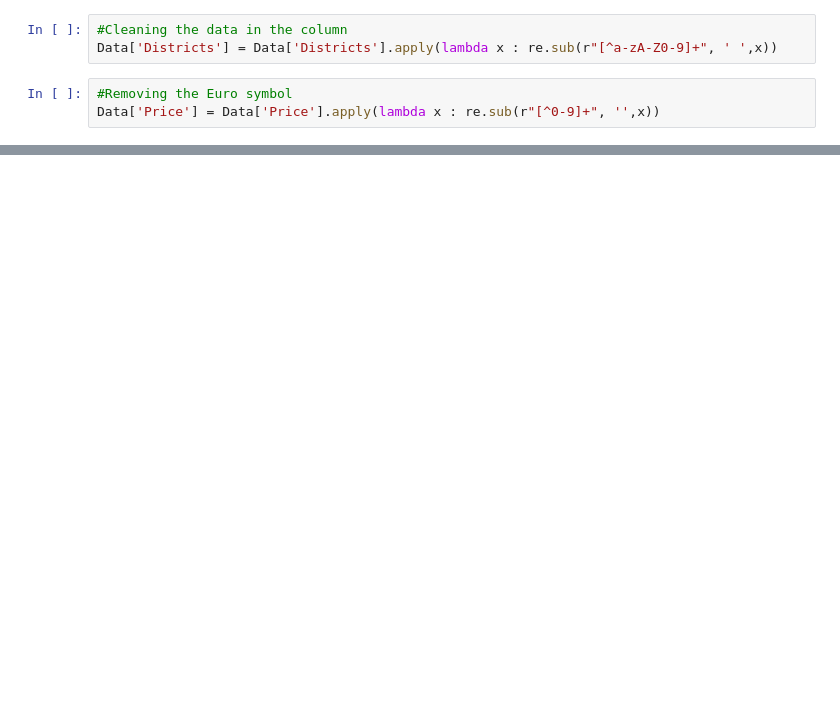
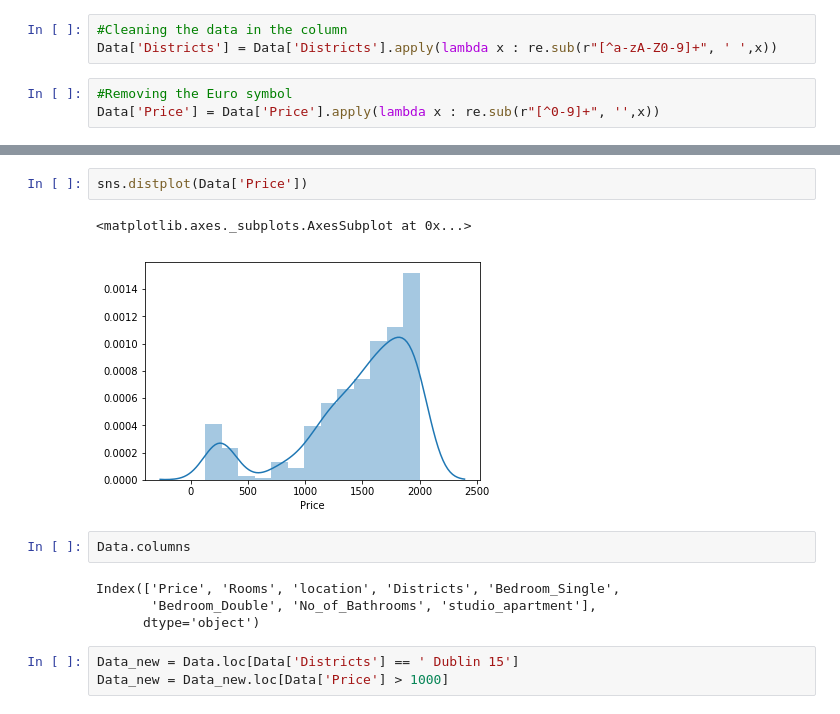
Before and after one commit to NavaneethanRajasekaran/Web-Scrapping, a Jupyter notebook: Rent_EDA.ipynb, the cells around one changed output, grey strips where cells are left out. Drawn from its saved outputs; the diff is of its cells as text; blank space fills up the shorter version.

```diff
--- a/Rent_EDA.ipynb
+++ b/Rent_EDA.ipynb
@@ -71,0 +215,14 @@ Data.head()
+# %%
+sns.distplot(Data['Price'])
+# %% [output]
+<matplotlib.axes._subplots.AxesSubplot at 0x...>
+[figure, added]
+# %%
+Data.columns
+# %% [output]
+Index(['Price', 'Rooms', 'location', 'Districts', 'Bedroom_Single',
+       'Bedroom_Double', 'No_of_Bathrooms', 'studio_apartment'],
+      dtype='object')
+# %%
+Data_new = Data.loc[Data['Districts'] == ' Dublin 15']
+Data_new = Data_new.loc[Data['Price'] > 1000]
```
Also changed, not shown: parts of 12 cells of this notebook.
